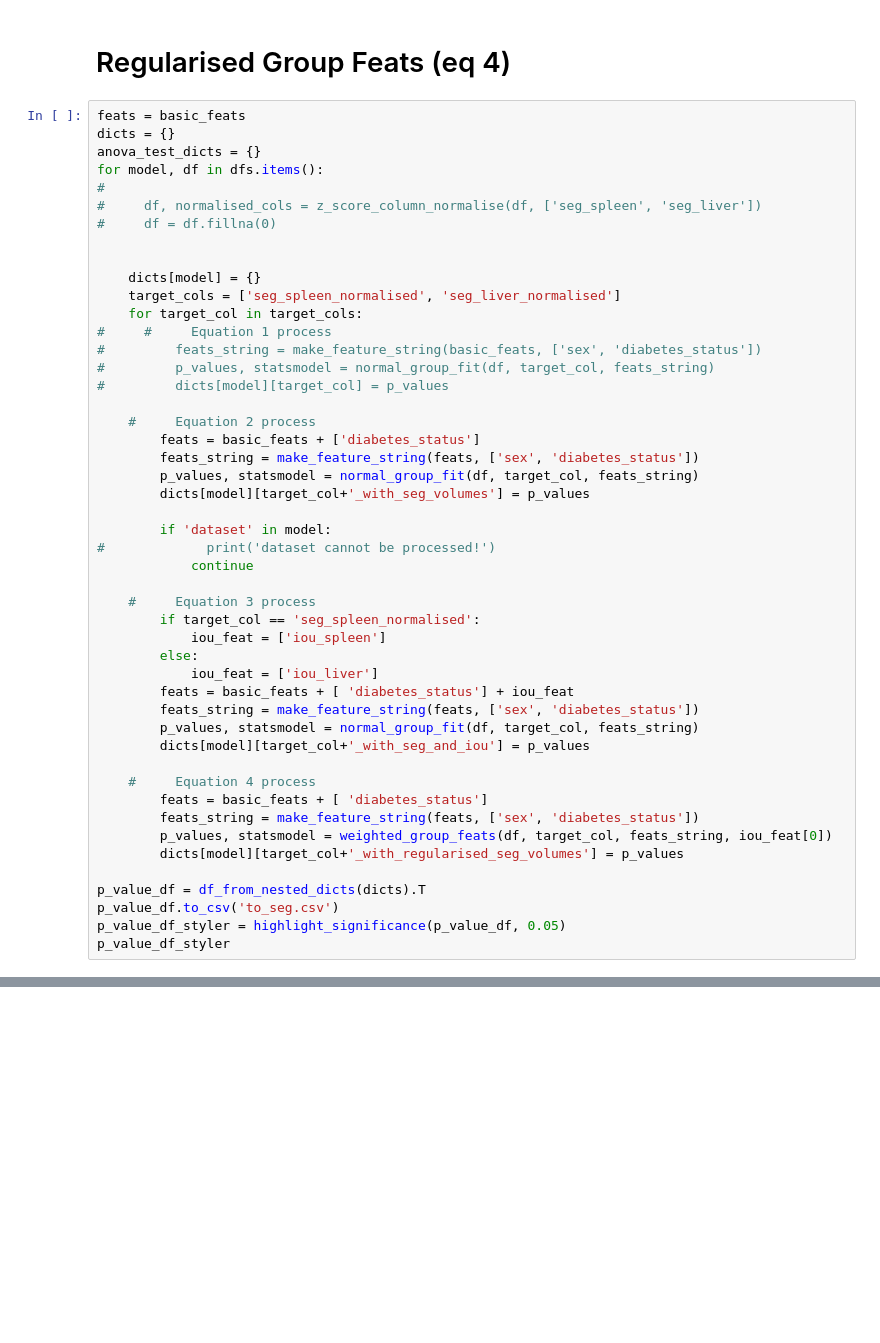
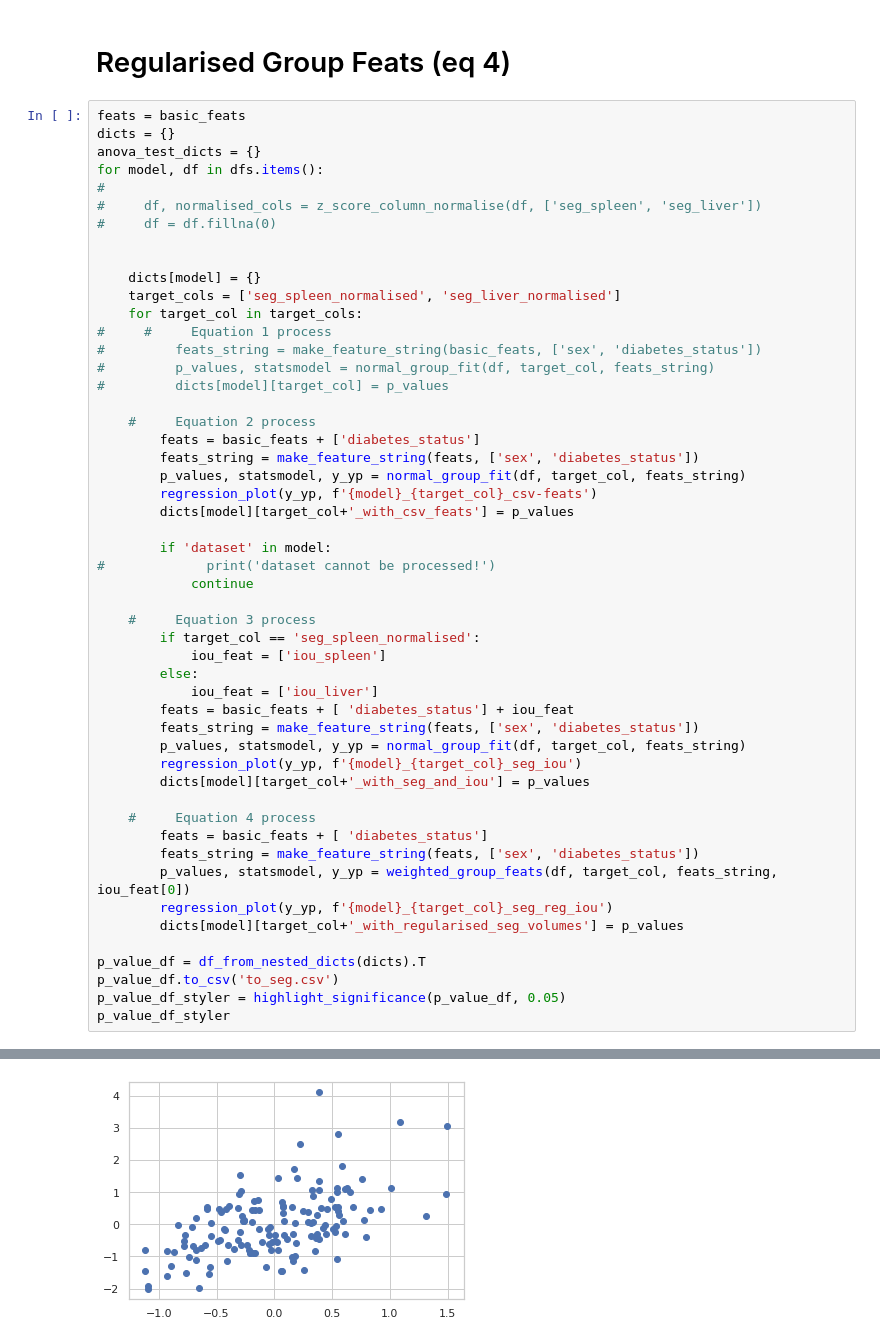
Before and after one commit to jyotirmay123/BNN-for-Uncertainty-Estimation-of-Imaging-Biomarkers, a Jupyter notebook: diabetes_classification.ipynb, the cells around one changed output, grey strips where cells are left out. Saved outputs shown, nothing was run; the diff lists cells and outputs as text; blank space fills up the shorter version.

```diff
--- a/diabetes_classification.ipynb
+++ b/diabetes_classification.ipynb
@@ -640,8 +779,9 @@ for model, df in dfs.items():
     #     Equation 2 process
         feats = basic_feats + ['diabetes_status']
         feats_string = make_feature_string(feats, ['sex', 'diabetes_status'])
-        p_values, statsmodel = normal_group_fit(df, target_col, feats_string)
-        dicts[model][target_col+'_with_seg_volumes'] = p_values
+        p_values, statsmodel, y_yp = normal_group_fit(df, target_col, feats_string)
+        regression_plot(y_yp, f'{model}_{target_col}_csv-feats')
+        dicts[model][target_col+'_with_csv_feats'] = p_values
 
         if 'dataset' in model:
 #             print('dataset cannot be processed!')
@@ -654,13 +794,15 @@ for model, df in dfs.items():
             iou_feat = ['iou_liver']
         feats = basic_feats + [ 'diabetes_status'] + iou_feat
         feats_string = make_feature_string(feats, ['sex', 'diabetes_status'])
-        p_values, statsmodel = normal_group_fit(df, target_col, feats_string)
+        p_values, statsmodel, y_yp = normal_group_fit(df, target_col, feats_string)
+        regression_plot(y_yp, f'{model}_{target_col}_seg_iou')
         dicts[model][target_col+'_with_seg_and_iou'] = p_values
 
     #     Equation 4 process
         feats = basic_feats + [ 'diabetes_status']
         feats_string = make_feature_string(feats, ['sex', 'diabetes_status'])
-        p_values, statsmodel = weighted_group_feats(df, target_col, feats_string, iou_feat[0])
+        p_values, statsmodel, y_yp = weighted_group_feats(df, target_col, feats_string, iou_feat[0])
+        regression_plot(y_yp, f'{model}_{target_col}_seg_reg_iou')
         dicts[model][target_col+'_with_regularised_seg_volumes'] = p_values
 
 p_value_df = df_from_nested_dicts(dicts).T
@@ -687,0 +814 @@ p_value_df_styler
+[figure, added]
```
Also changed, not shown: parts of 14 cells of this notebook, 10 other files.
